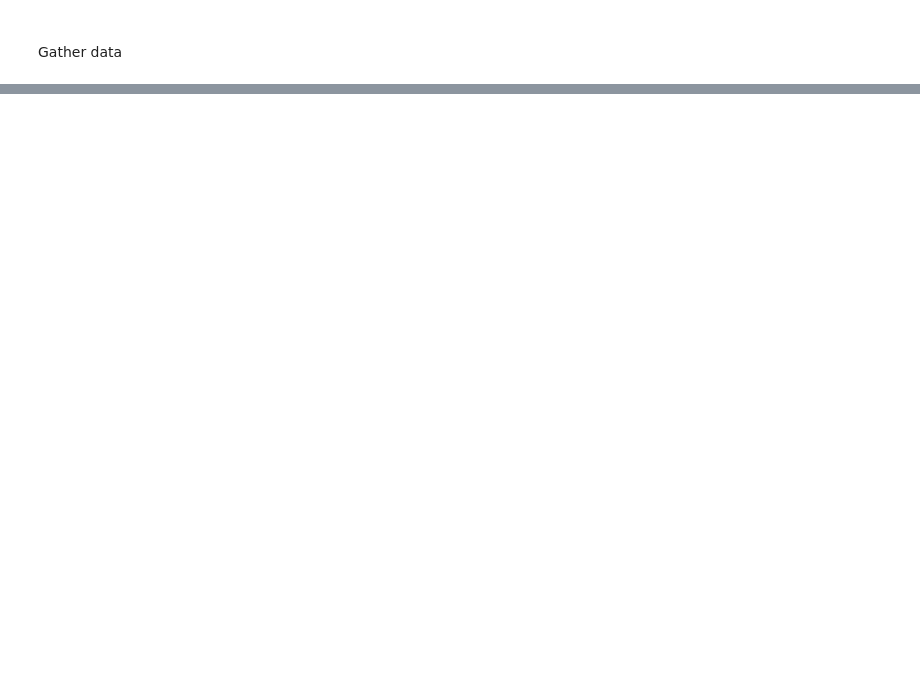
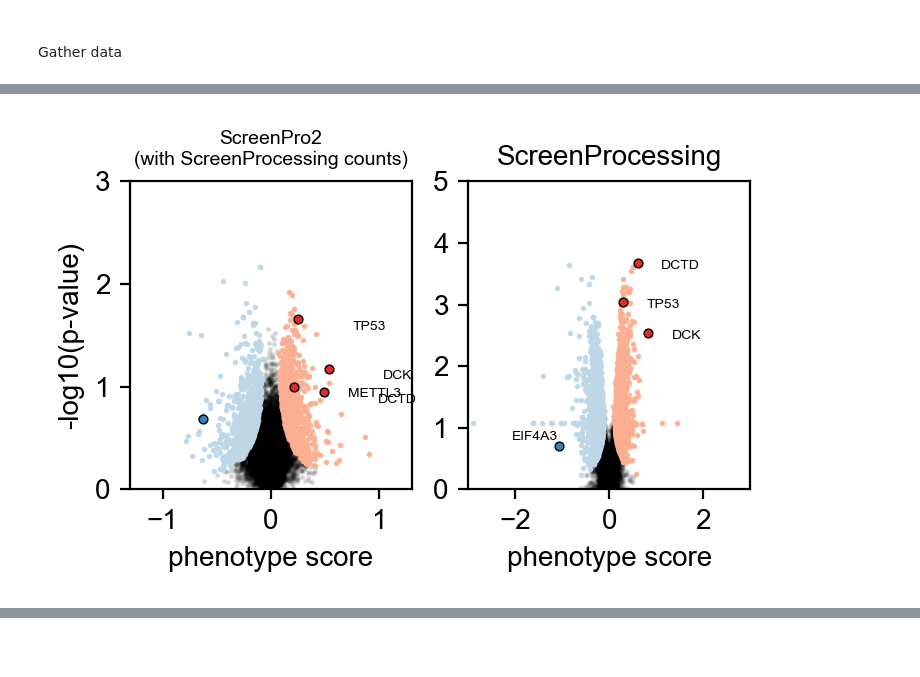
Before and after one commit to FunGI-cap/ScreenPro-Benchmarking, a Jupyter notebook: analysis/2-phenotype-calculation/DAC-AML-CRISPR-screens.ipynb, the cells around one changed output, grey strips where cells are left out. Cells and saved outputs as stored; diff of their text form; code cells hidden in the pictures; blank space fills up the shorter version.

```diff
--- a/analysis/2-phenotype-calculation/DAC-AML-CRISPR-screens.ipynb
+++ b/analysis/2-phenotype-calculation/DAC-AML-CRISPR-screens.ipynb
@@ -86,0 +77,2 @@ TFs_list = pd.read_csv('../annotations/TF_names_v_1.01.txt',header=None)[0].to_l
+# %%
+CRISPRi_v2_human_path = '../../../ScreenPro2/library_tables/CRISPRi_v2_human_librarytable.txt.gz'
@@ -127,0 +387,32 @@ for exp in ['hl60_exp1','molm13_exp','skm1_exp']:
+# %%
+_, (ax1,ax2) = plt.subplots(1,2, figsize=(4,2), dpi = 200)
+
+scp.pl.plot_volcano(ax1, rho_screenpro2.drop(columns='label'), threshold=1, ctrl_label='pseudo')
+scp.pl.label_resistance_hit(ax1, rho_screenpro2.drop(columns='label'), label='DCK', threshold=1, ctrl_label='pseudo', size = 10, size_txt=5)
+scp.pl.label_resistance_hit(ax1, rho_screenpro2.drop(columns='label'), label='DCTD', threshold=1, ctrl_label='pseudo', size = 10, size_txt=5)
+scp.pl.label_resistance_hit(ax1, rho_screenpro2.drop(columns='label'), label='TP53', threshold=1, ctrl_label='pseudo', size = 10, size_txt=5)
+scp.pl.label_resistance_hit(ax1, rho_screenpro2.drop(columns='label'), label='METTL3', threshold=1, ctrl_label='pseudo', size = 10, size_txt=5)
+scp.pl.label_sensitivity_hit(ax1, rho_screenpro2.drop(columns='label'), label='EIF4A3', threshold=1, ctrl_label='pseudo', size = 10, size_txt=5, t_x=-1, t_y=0.1)
+
+ax1.set_xlim(-1.3,1.3)
+ax1.set_ylim(0, 3)
+ax1.set_title('ScreenPro2\n(with ScreenProcessing counts)', fontsize=7)
+
+scp.pl.plot_volcano(ax2, rho_screenprocessing.drop(columns='label'), threshold=1, ctrl_label='pseudo')
+scp.pl.label_resistance_hit(ax2, rho_screenprocessing.drop(columns='label'), label='DCK', threshold=1, ctrl_label='pseudo', size = 10, size_txt=5)
+scp.pl.label_resistance_hit(ax2, rho_screenprocessing.drop(columns='label'), label='DCTD', threshold=1, ctrl_label='pseudo', size = 10, size_txt=5)
+scp.pl.label_resistance_hit(ax2, rho_screenprocessing.drop(columns='label'), label='TP53', threshold=1, ctrl_label='pseudo', size = 10, size_txt=5)
+scp.pl.label_sensitivity_hit(ax2, rho_screenprocessing.drop(columns='label'), label='EIF4A3', threshold=1, ctrl_label='pseudo', size = 10, size_txt=5, t_x=-1, t_y=0.1)
+
+ax2.set_ylabel('')
+ax2.set_ylim(0,5)
+ax2.set_xlim(-3,3)
+ax2.set_title('ScreenProcessing', fontsize=10)
+# ax2.axhline(-np.log10(0.05), color='black', linestyle='--', linewidth=0.5, alpha=0.5)
+
+for ax in [ax1,ax2]:
+    ax.get_legend().remove()
+
+plt.show()
+# %% [output]
+[figure, added]
```
Also changed, not shown: parts of 79 cells of this notebook, 8 other files.
